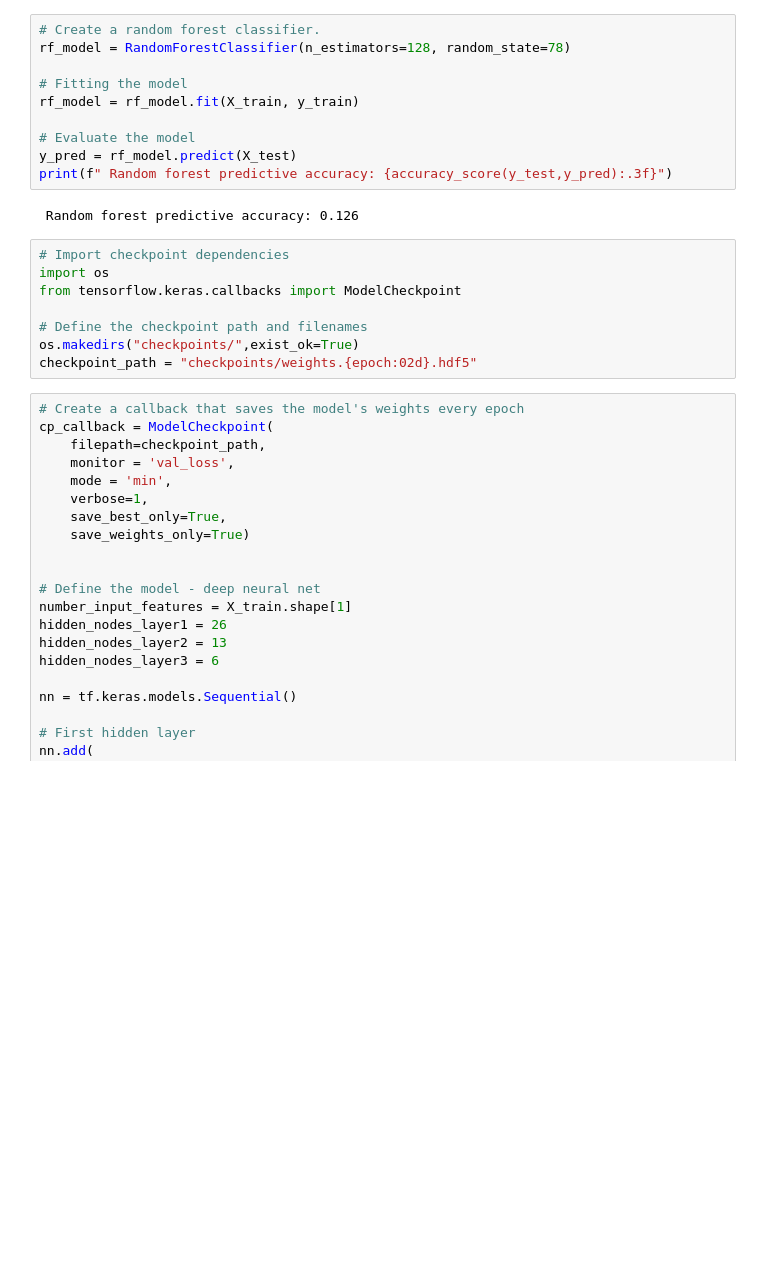
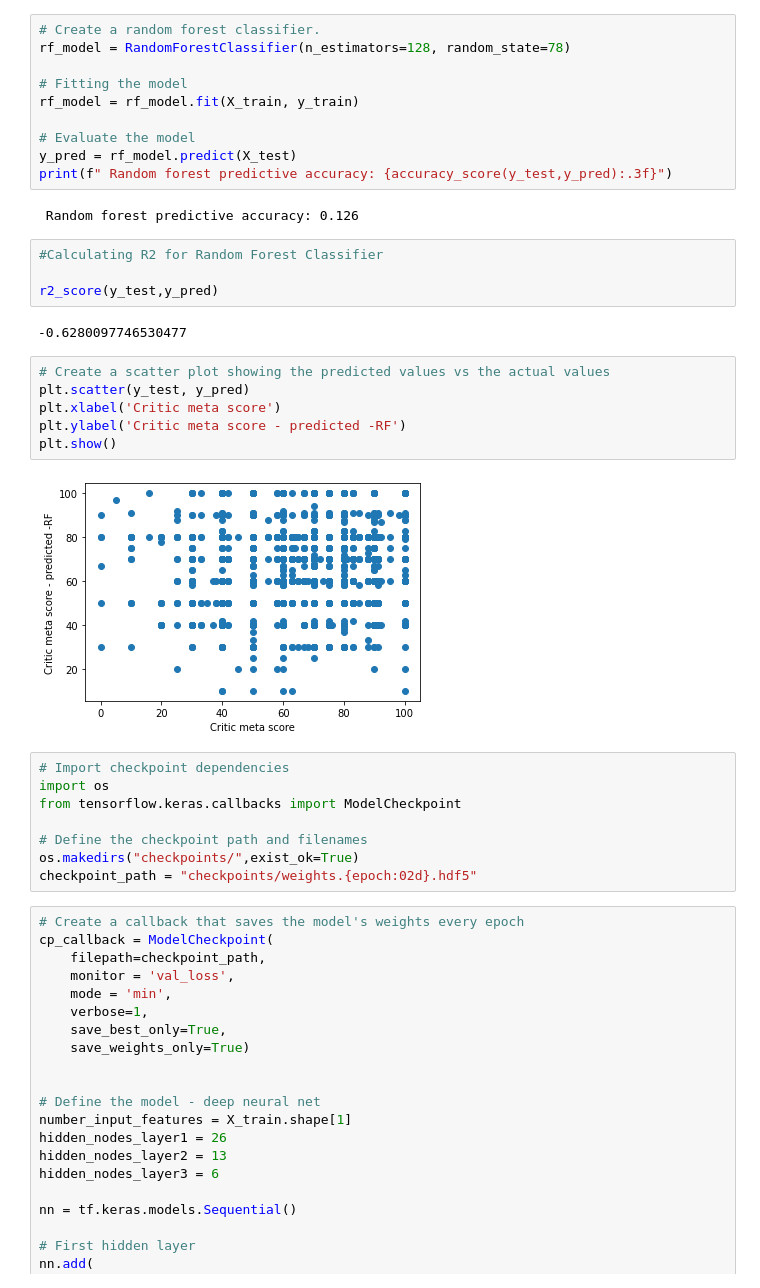
Before and after one commit to michaelangelo-kodjoe/TV_shows_ML_Analysis, a Jupyter notebook: Predictive_models.ipynb, the cells around one changed output. Drawn from its saved outputs; the diff is of its cells as text; blank space fills up the shorter version.

Commit message:
added Radom Forest R2

```diff
--- a/Predictive_models.ipynb
+++ b/Predictive_models.ipynb
@@ -139,6 +164,20 @@ y_pred = rf_model.predict(X_test)
 print(f" Random forest predictive accuracy: {accuracy_score(y_test,y_pred):.3f}")
 # %% [output]
  Random forest predictive accuracy: 0.126
+# %%
+#Calculating R2 for Random Forest Classifier
+
+r2_score(y_test,y_pred)
+# %% [output]
+-0.6280097746530477
+# %%
+# Create a scatter plot showing the predicted values vs the actual values
+plt.scatter(y_test, y_pred)
+plt.xlabel('Critic meta score')
+plt.ylabel('Critic meta score - predicted -RF')
+plt.show()
+# %% [output]
+[figure, added]
 # %%
 # Import checkpoint dependencies
 import os
```
Also changed, not shown: parts of 7 cells of this notebook.
